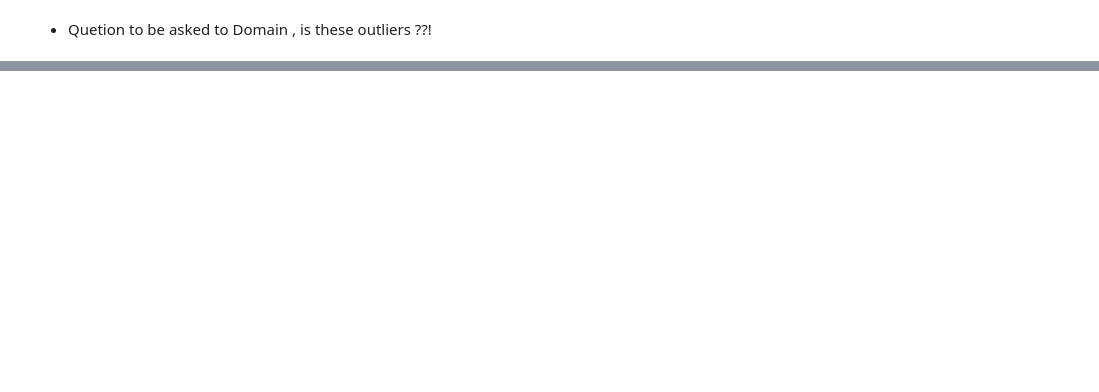
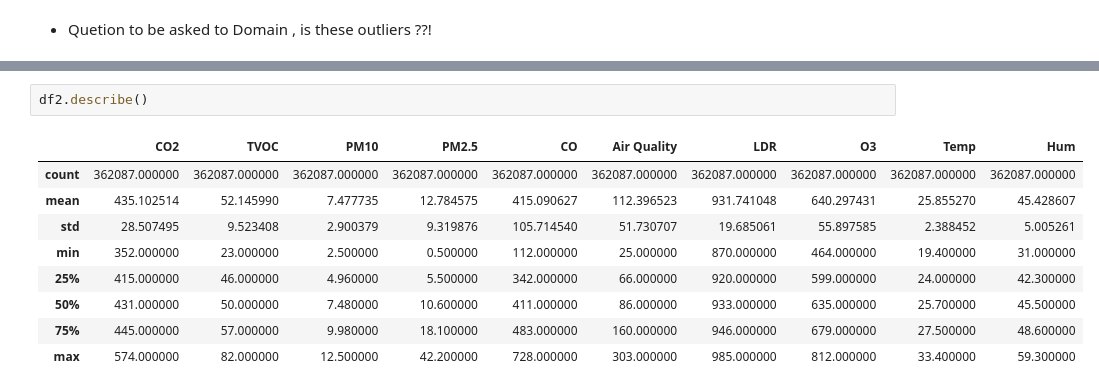
Before and after one commit to 00JIMMY00/Air-Quality_Model, a Jupyter notebook: preprocessing.ipynb, the cells around one changed output, grey strips where cells are left out. Saved outputs shown, nothing was run; the diff lists cells and outputs as text; blank space fills up the shorter version.

```diff
--- a/preprocessing.ipynb
+++ b/preprocessing.ipynb
@@ -164,0 +192,12 @@ worst_outliers
+# %%
+df2.describe()
+# %% [output]
+|  | CO2 | TVOC | PM10 | PM2.5 | CO | Air Quality | LDR | O3 | Temp | Hum |
+| count | 362087.000000 | 362087.000000 | 362087.000000 | 362087.000000 | 362087.000000 | 362087.000000 | 362087.000000 | 362087.000000 | 362087.000000 | 362087.000000 |
+| mean | 435.102514 | 52.145990 | 7.477735 | 12.784575 | 415.090627 | 112.396523 | 931.741048 | 640.297431 | 25.855270 | 45.428607 |
+| std | 28.507495 | 9.523408 | 2.900379 | 9.319876 | 105.714540 | 51.730707 | 19.685061 | 55.897585 | 2.388452 | 5.005261 |
+| min | 352.000000 | 23.000000 | 2.500000 | 0.500000 | 112.000000 | 25.000000 | 870.000000 | 464.000000 | 19.400000 | 31.000000 |
+| 25% | 415.000000 | 46.000000 | 4.960000 | 5.500000 | 342.000000 | 66.000000 | 920.000000 | 599.000000 | 24.000000 | 42.300000 |
+| 50% | 431.000000 | 50.000000 | 7.480000 | 10.600000 | 411.000000 | 86.000000 | 933.000000 | 635.000000 | 25.700000 | 45.500000 |
+| 75% | 445.000000 | 57.000000 | 9.980000 | 18.100000 | 483.000000 | 160.000000 | 946.000000 | 679.000000 | 27.500000 | 48.600000 |
+| max | 574.000000 | 82.000000 | 12.500000 | 42.200000 | 728.000000 | 303.000000 | 985.000000 | 812.000000 | 33.400000 | 59.300000 |
```
Also changed, not shown: parts of 16 cells of this notebook.
